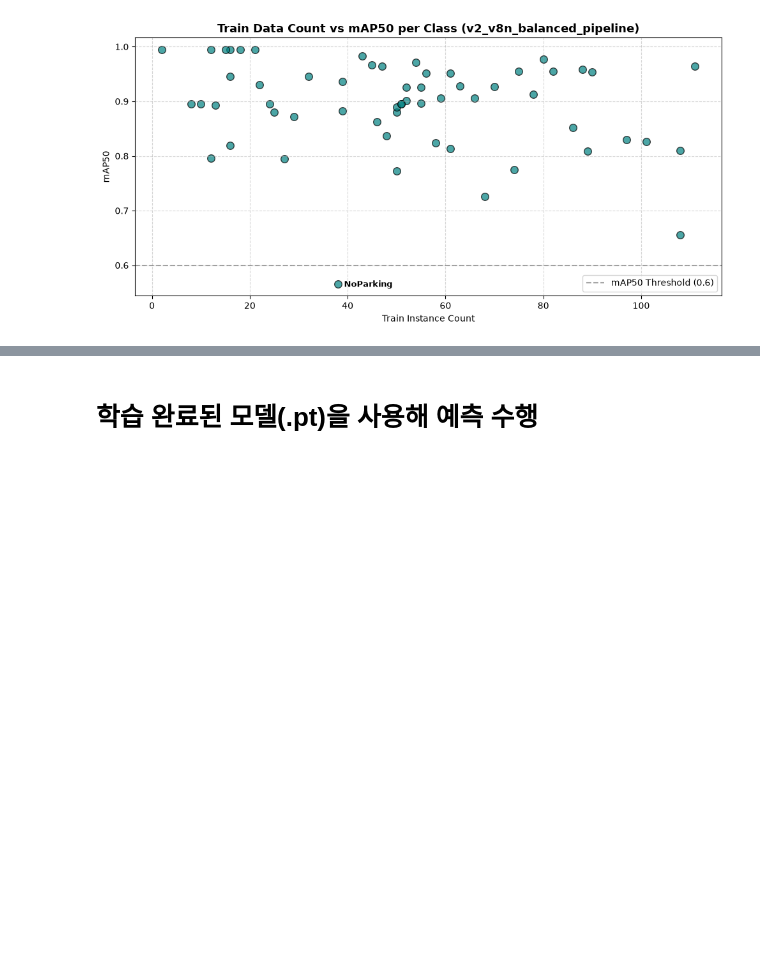
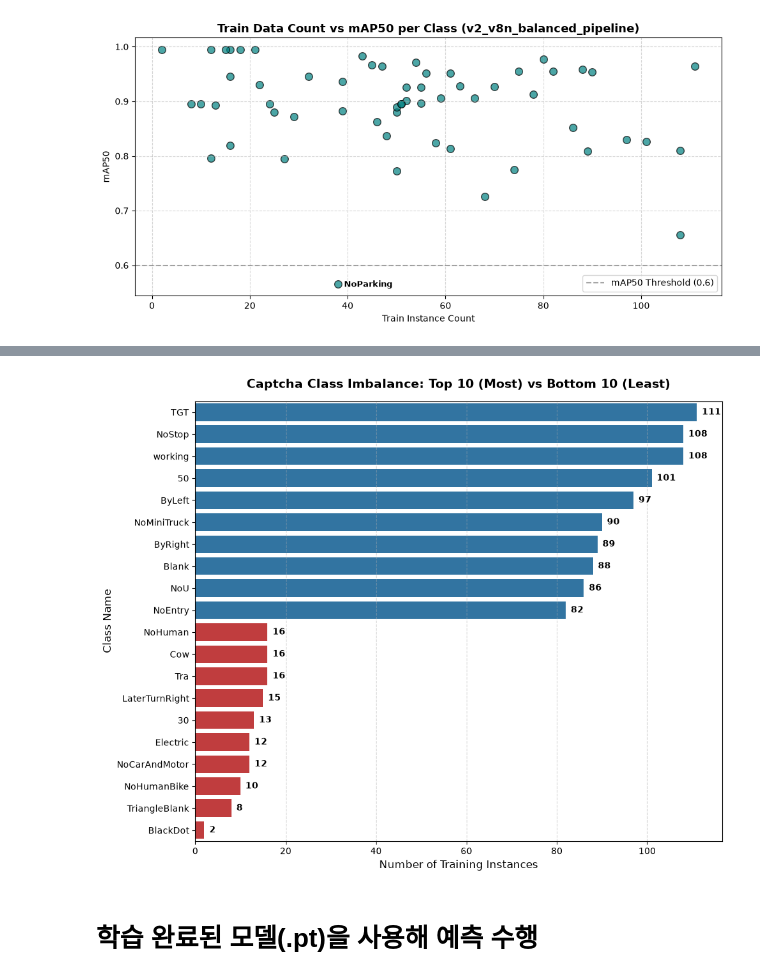
Before and after one commit to SungJin-Park530/DLPRJ, a Jupyter notebook: 박성진_딥러닝프로젝트.ipynb, the cells around one changed output, grey strips where cells are left out. Saved outputs shown, nothing was run; the diff lists cells and outputs as text; code cells hidden in the pictures; blank space fills up the shorter version.

```diff
--- a/박성진_딥러닝프로젝트.ipynb
+++ b/박성진_딥러닝프로젝트.ipynb
@@ -1356,0 +1365,87 @@ plt.show()
+# %%
+# 클래스 불균형 시각화
+
+import os
+import glob
+import yaml
+import pandas as pd
+import matplotlib.pyplot as plt
+import seaborn as sns
+
+# 1. yaml_path에서 실제 캡차 클래스 이름(names) 파싱
+with open(yaml_path, 'r', encoding='utf-8') as f:
+    yaml_data = yaml.safe_load(f)
+
+# yaml 파일 내의 names 파싱 (리스트 또는 딕셔너리 형태 대응)
+raw_names = yaml_data.get('names', {})
+if isinstance(raw_names, list):
+    cls_names = {i: name for i, name in enumerate(raw_names)}
+else:
+    cls_names = {int(k): v for k, v in raw_names.items()}
+
+# 2. 학습 데이터셋 라벨 개수 카운트
+data_dir = os.path.dirname(yaml_path)
+train_label_dir = os.path.join(data_dir, 'train', 'labels')
+
+class_counts = {}
+label_files = glob.glob(os.path.join(train_label_dir, "*.txt"))
+
+for file in label_files:
+    with open(file, 'r', encoding='utf-8') as f:
+        for line in f:
+            parts = line.strip().split()
+            if parts:
+                cls_id = int(parts[0])
+                class_counts[cls_id] = class_counts.get(cls_id, 0) + 1
+
+# 3. 데이터프레임 생성 및 정렬 (실제 클래스 이름 매핑)
+df_counts = pd.DataFrame([
+    {'Class_ID': cls_id, 'Class_Name': cls_names.get(cls_id, f"Class_{cls_id}"), 'Count': count}
+    for cls_id, count in class_counts.items()
+]).sort_values(by='Count', ascending=False).reset_index(drop=True)
+
+
+# --- [1] 하위 10개 클래스 텍스트 출력 ---
+print("=" * 60)
+print(" 🔻 [데이터 수 하위 10개 클래스 (가장 적은 데이터)]")
+print("=" * 60)
+df_bottom10 = df_counts.tail(10).sort_values(by='Count', ascending=True)
+for idx, row in df_bottom10.iterrows():
+    print(f" - ID: {row['Class_ID']:2d} | Class: {row['Class_Name']:18s} | 수량: {row['Count']}개")
+print("=" * 60 + "\n")
+
+
+# --- [2] 클래스 불균형 비교 가로 막대그래프 (Top 10 vs Bottom 10) ---
+df_top10 = df_counts.head(10)
+df_compare = pd.concat([df_top10, df_bottom10.sort_values(by='Count', ascending=False)])
+
+plt.figure(figsize=(10, 8))
+
+ax = sns.barplot(
+    data=df_compare,
+    x='Count',
+    y='Class_Name',
+    palette=['#1f77b4']*len(df_top10) + ['#d62728']*len(df_bottom10) # 상위 파랑, 하위 빨강
+)
+
+plt.title('Captcha Class Imbalance: Top 10 (Most) vs Bottom 10 (Least)', fontsize=14, fontweight='bold', pad=15)
+plt.xlabel('Number of Training Instances', fontsize=12)
+plt.ylabel('Class Name', fontsize=12)
+plt.grid(axis='x', linestyle='--', alpha=0.6)
+
+# 막대 옆 숫자 표시
+max_val = df_counts['Count'].max()
+for p in ax.patches:
+    width = p.get_width()
+    ax.text(
+        width + (max_val * 0.01),
+        p.get_y() + p.get_height() / 2,
+        f'{int(width)}',
+        va='center',
+        fontsize=10,
+        fontweight='bold'
+    )
+
+plt.tight_layout()
+plt.show()
+# %% [output]
@@ -1357,3 +1467,4 @@ plt.show()
+[figure, added]
 # %% [markdown]
 # 학습 완료된 모델(.pt)을 사용해 예측 수행
 # %%
```
Also changed, not shown: parts of 6 cells of this notebook, 8 other files.
